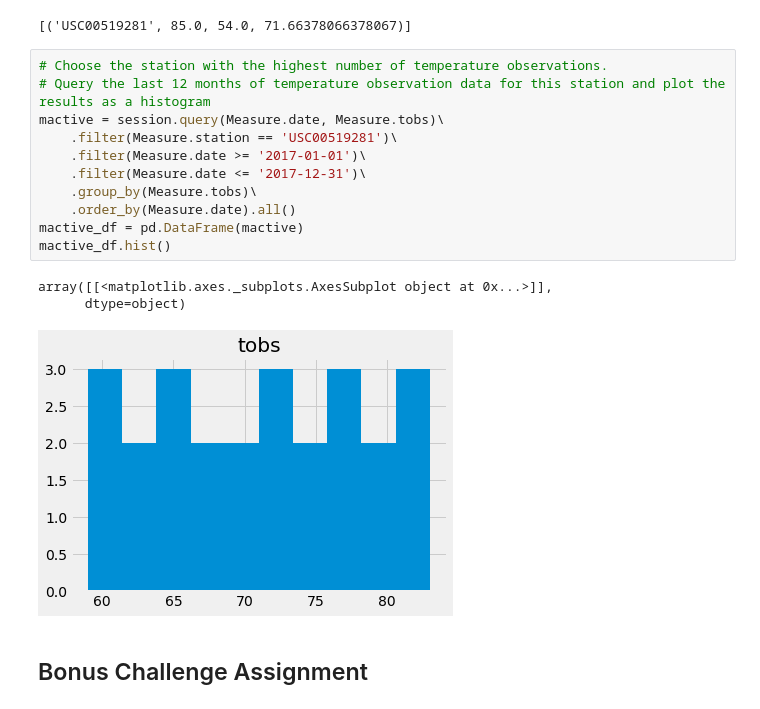
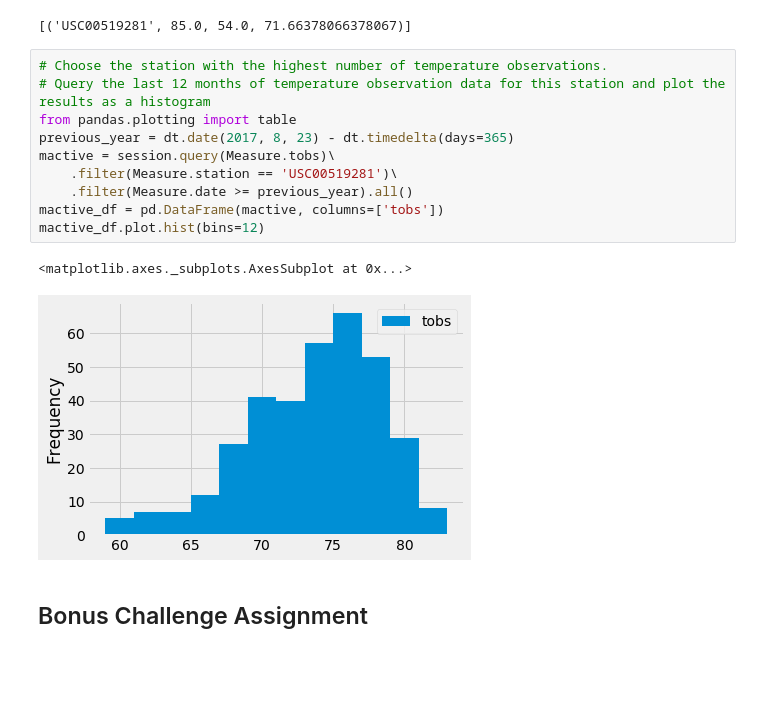
Before and after one commit to crchunn/sqlalchemy-challenge, a Jupyter notebook: Instructions/climate_starter.ipynb, the cells around one changed output. Cells and saved outputs as stored; diff of their text form; blank space fills up the shorter version.

```diff
--- a/Instructions/climate_starter.ipynb
+++ b/Instructions/climate_starter.ipynb
@@ -209,18 +209,16 @@ mostactive
 # %%
 # Choose the station with the highest number of temperature observations.
 # Query the last 12 months of temperature observation data for this station and plot the results as a histogram
-mactive = session.query(Measure.date, Measure.tobs)\
+from pandas.plotting import table
+previous_year = dt.date(2017, 8, 23) - dt.timedelta(days=365)
+mactive = session.query(Measure.tobs)\
     .filter(Measure.station == 'USC00519281')\
-    .filter(Measure.date >= '2017-01-01')\
-    .filter(Measure.date <= '2017-12-31')\
-    .group_by(Measure.tobs)\
-    .order_by(Measure.date).all()
-mactive_df = pd.DataFrame(mactive)
-mactive_df.hist()
+    .filter(Measure.date >= previous_year).all()
+mactive_df = pd.DataFrame(mactive, columns=['tobs'])
+mactive_df.plot.hist(bins=12)
 # %% [output]
-array([[<matplotlib.axes._subplots.AxesSubplot object at 0x...>]],
-      dtype=object)
+<matplotlib.axes._subplots.AxesSubplot at 0x...>
-[figure, old version]
+[figure, new version]
 # %% [markdown]
 ## Bonus Challenge Assignment
 # %%
```
Also changed, not shown: parts of 1 cell of this notebook, 1 other file.
